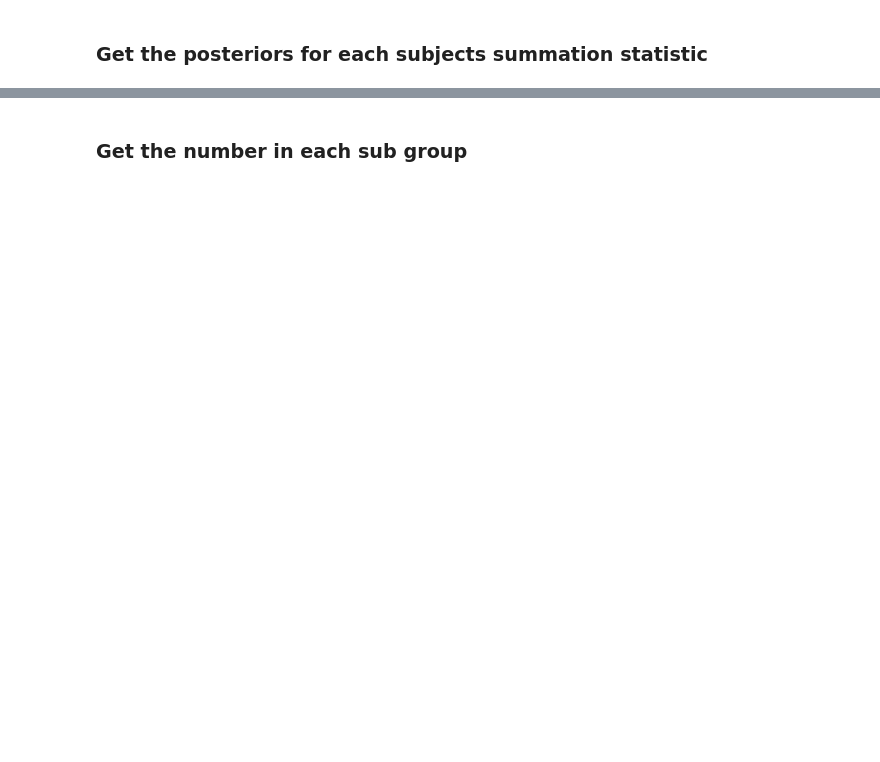
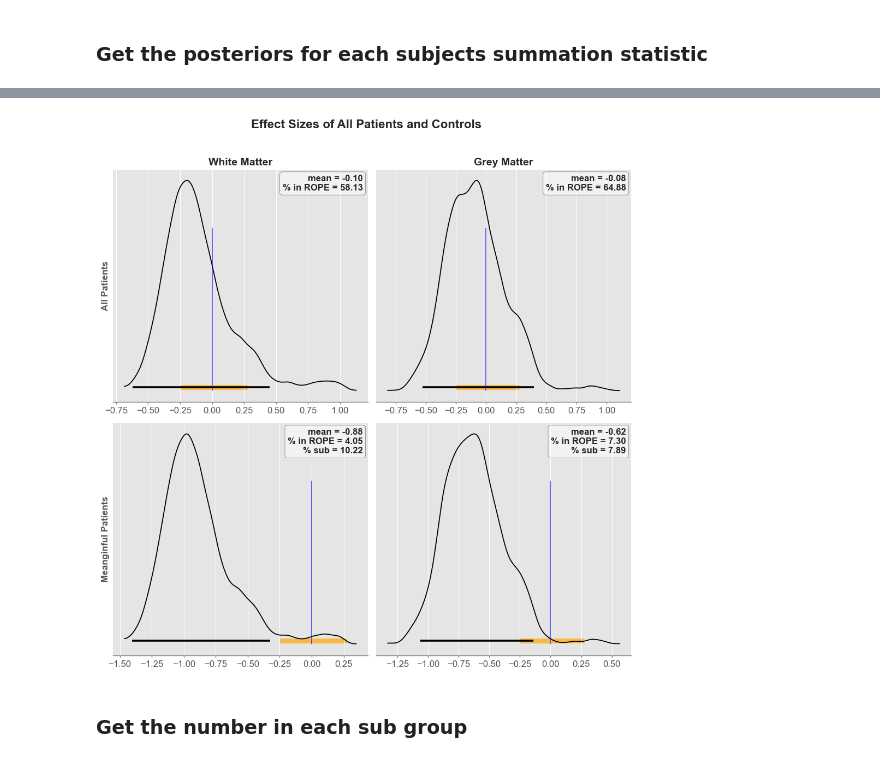
Before and after one commit to Daniel-Halls/nfact_idp, a Jupyter notebook: nfact_id/group_diff/exploring_differences.ipynb, the cells around one changed output, grey strips where cells are left out. Saved outputs shown, nothing was run; the diff lists cells and outputs as text; code cells hidden in the pictures; blank space fills up the shorter version.

```diff
--- a/nfact_id/group_diff/exploring_differences.ipynb
+++ b/nfact_id/group_diff/exploring_differences.ipynb
@@ -436,2 +459,5 @@ g_subjects_sum = gm_posteriors.mean("comp")
+# %%
+white_sum = az.summary(w_controls_sum, hdi_prob=0.95)
+grey_sum = az.summary(g_controls_sum, hdi_prob=0.95)
 # %% [markdown]
 ### Get the number of subjects with a meaningful difference compared to controls
@@ -440,0 +473,12 @@ g_meaningful = is_meaningful(g_subjects_sum)
+# %%
+w_meaningful_patients = w_subjects_sum[w_meaningful].mean(dim="sub")
+g_meaningful_patients = g_subjects_sum[g_meaningful].mean(dim="sub")
+
+
+percentage_affected = {
+        "White Matter": round((len(w_meaningful)/patient_numbers) * 100, 2),
+        "Grey Matter": round((len(g_meaningful)/patient_numbers) * 100, 2)
+}
+
+g_rope = [grey_sum["hdi_2.5%"].mean(), grey_sum["hdi_97.5%"].mean()]
+w_rope = [white_sum["hdi_2.5%"].mean(), white_sum["hdi_97.5%"].mean()]
@@ -441,2 +487,79 @@ g_meaningful = is_meaningful(g_subjects_sum)
+# %%
+# Data and labels
+data_sets = [
+    (w_subjects_sum.mean(dim="sub"), g_subjects_sum.mean(dim="sub"), "All Patients"),
+    (w_meaningful_patients, g_meaningful_patients, "Meanginful Patients"),
+]
+
+col_titles = ["White Matter", "Grey Matter"]
+fig, axes = plt.subplots(2, 2, figsize=(10, 10))
+
+for row, (w_data, g_data, row_title) in enumerate(data_sets):
+    for col, (data, ctitle) in enumerate(zip([w_data, g_data], col_titles)):
+        if col_titles == "White Matter":
+            rope = w_rope
+        else:
+            rope = g_rope
+        ax = axes[row, col]
+        az.plot_posterior(
+            data,
+            hdi_prob=0.95,
+            ref_val=0,
+            rope=rope,
+            ax=ax,
+            textsize=12,
+            color="black",
+            rope_color="orange",
+            ref_val_color="blue",
+        )
+        # Clear default title
+        ax.set_title("")
+
+        # Add column titles only in the first row
+        if row == 0:
+            ax.set_title(ctitle, fontsize=14, fontweight="bold")
+
+        # Add row titles on left side
+        if col == 0:
+            ax.set_ylabel(row_title, fontsize=12, fontweight="bold")
+
+        # Remove ArviZ default text (mean/HDI)
+        for txt in list(ax.texts):
+            txt.remove()
+
+        mean_val = data.mean().item()
+        rope_pct = 100 * ((data > rope[0]) & (data < rope[1])).mean().item()
+
+
+        # Add annotation box
+        box_text = (
+            f"mean = {mean_val:.2f}\n"
+            f"% in ROPE = {rope_pct:.2f}"
+
+        )
+        if row_title == "Meanginful Patients":
+            perc_effect = percentage_affected[ctitle]
+            box_text = box_text + (f"\n% sub = {perc_effect}")
+        ax.text(
+            0.98,
+            0.98,
+            box_text,
+            transform=ax.transAxes,
+            ha="right",
+            va="top",
+            fontsize=12,
+            fontweight="bold",
+            bbox=dict(
+                facecolor="white",
+                alpha=0.5,
+                edgecolor="black",
+                boxstyle="round,pad=0.3",
+            ),
+        )
+fig.suptitle("Effect Sizes of All Patients and Controls", fontsize=16, fontweight="bold", y=1.02)
+plt.tight_layout()
+plt.show()
+# %% [output]
+[figure, added]
 # %% [markdown]
 ### Get the number in each sub group
```
Also changed, not shown: parts of 51 cells of this notebook, 1 other file.
